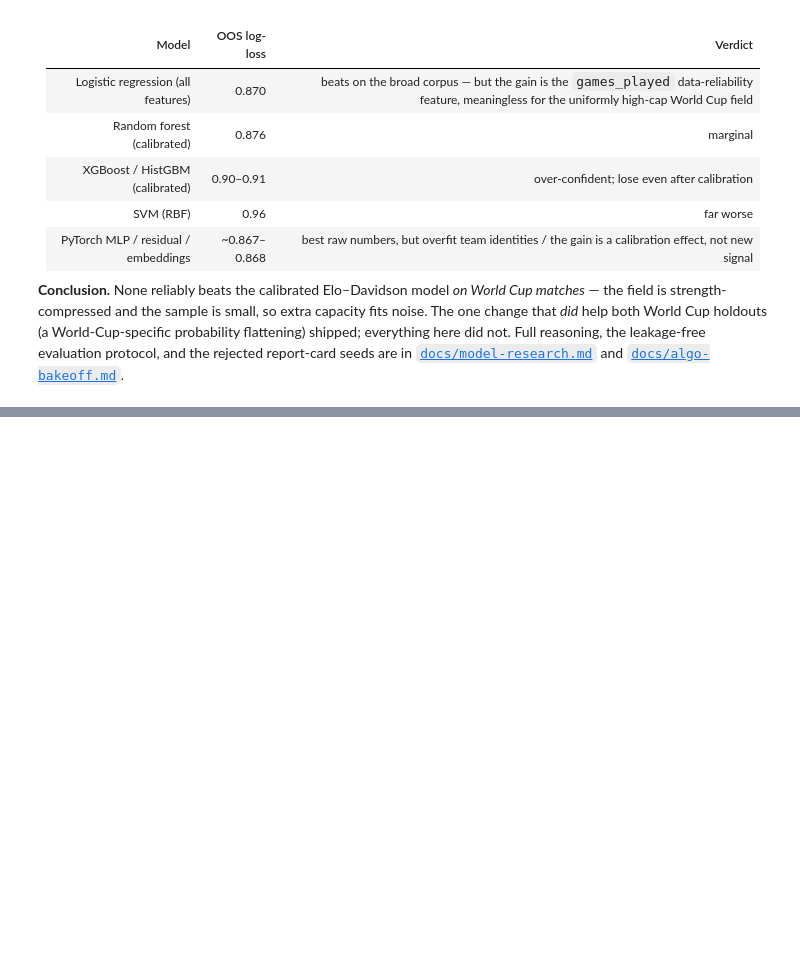
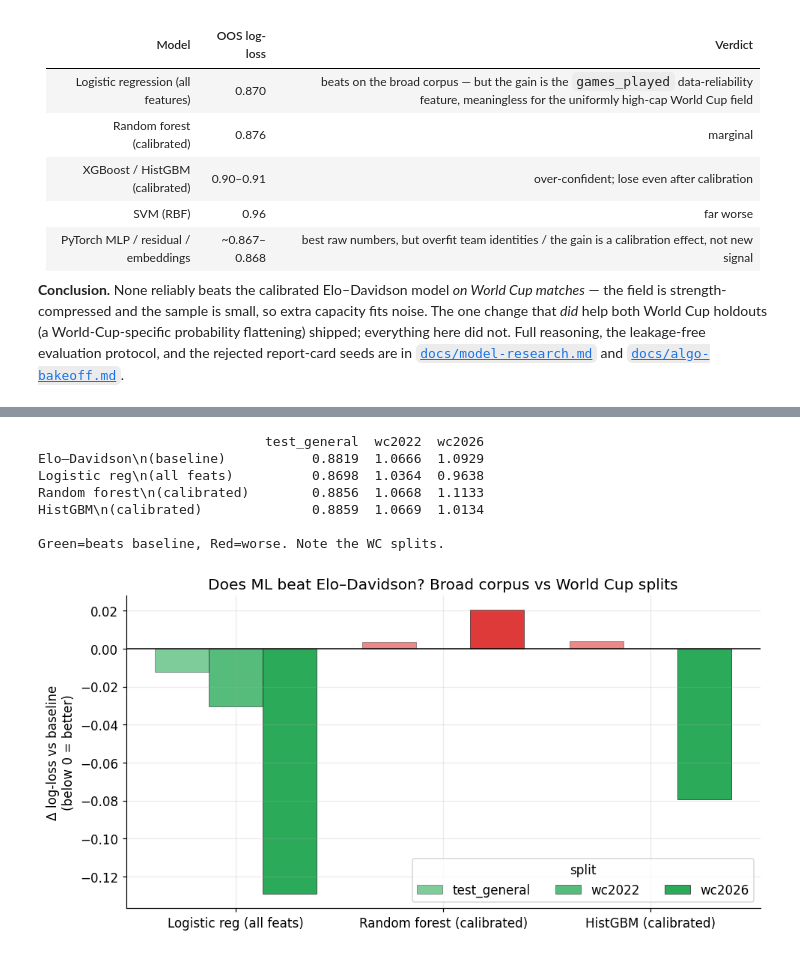
Before and after one commit to shpala/mondial, a Jupyter notebook: docs/research/ml-bakeoff.ipynb, the cells around one changed output, grey strips where cells are left out. Cells and saved outputs as stored; diff of their text form; code cells hidden in the pictures; blank space fills up the shorter version.

```diff
--- a/docs/research/ml-bakeoff.ipynb
+++ b/docs/research/ml-bakeoff.ipynb
@@ -62,0 +155,58 @@ evaluation protocol, and the rejected report-card seeds are in
+# %%
+# Train the classical models inline on the shared matrix; compare to the baseline per split.
+from sklearn.linear_model import LogisticRegression
+from sklearn.preprocessing import StandardScaler
+from sklearn.pipeline import make_pipeline
+from sklearn.ensemble import RandomForestClassifier, HistGradientBoostingClassifier
+from sklearn.calibration import CalibratedClassifierCV
+
+NUM = ['rating_diff','abs_rating_diff','raw_rating_diff','neutral','imp',
+       'home_ppg','away_ppg','ppg_diff','home_gd','away_gd','gd_diff',
+       'home_gf','home_ga','away_gf','away_ga','home_rest','away_rest','rest_diff',
+       'home_played','away_played']
+CATS = [c for c in df.columns if c.startswith('cat_')]
+FEATURES_ALL = NUM + CATS
+tr = df[df.split == 'train']
+
+def eval_model(make, feats, calibrate=False):
+    mdl = make()
+    if calibrate:
+        mdl = CalibratedClassifierCV(mdl, method='isotonic', cv=3)
+    mdl.fit(tr[feats].values, tr['y'].values)
+    return {s: logloss(df[df.split==s].y.values, mdl.predict_proba(df[df.split==s][feats].values))
+            for s in SPLITS}
+
+base = {s: logloss(df[df.split==s].y.values, baseline_probs(df[df.split==s])) for s in SPLITS}
+results = {
+    'Elo–Davidson\n(baseline)':   base,
+    'Logistic reg\n(all feats)':  eval_model(lambda: make_pipeline(StandardScaler(), LogisticRegression(max_iter=2000)), FEATURES_ALL),
+    'Random forest\n(calibrated)':eval_model(lambda: RandomForestClassifier(n_estimators=300, min_samples_leaf=20, n_jobs=-1, random_state=0), FEATURES_ALL, True),
+    'HistGBM\n(calibrated)':      eval_model(lambda: HistGradientBoostingClassifier(max_depth=3, learning_rate=0.05, random_state=0), FEATURES_ALL, True),
+}
+res = pd.DataFrame(results).T[SPLITS]
+print(res.round(4).to_string())
+
+# Δ vs baseline (negative = beats the baseline)
+mods = [m for m in results if 'baseline' not in m]
+x = np.arange(len(mods)); w = 0.26
+plt.figure(figsize=(9, 4.6))
+for i, s in enumerate(SPLITS):
+    deltas = [results[m][s] - base[s] for m in mods]
+    colors = [GREEN if d < 0 else RED for d in deltas]
+    plt.bar(x + (i-1)*w, deltas, w, color=colors, alpha=0.55 + 0.18*i,
+            edgecolor='black', linewidth=.4, label=s)
+plt.axhline(0, color='black', lw=1)
+plt.xticks(x, [m.replace('\n',' ') for m in mods])
+plt.ylabel('Δ log-loss vs baseline\n(below 0 = better)')
+plt.title('Does ML beat Elo–Davidson? Broad corpus vs World Cup splits')
+plt.legend(title='split', ncol=3); plt.tight_layout(); plt.show()
+print('\nGreen=beats baseline, Red=worse. Note the WC splits.')
+# %% [output]
+                             test_general  wc2022  wc2026
+Elo–Davidson\n(baseline)           0.8819  1.0666  1.0929
+Logistic reg\n(all feats)          0.8698  1.0364  0.9638
+Random forest\n(calibrated)        0.8856  1.0668  1.1133
+HistGBM\n(calibrated)              0.8859  1.0669  1.0134
+
+Green=beats baseline, Red=worse. Note the WC splits.
+[figure, added]
```
Also changed, not shown: parts of 13 cells of this notebook.
